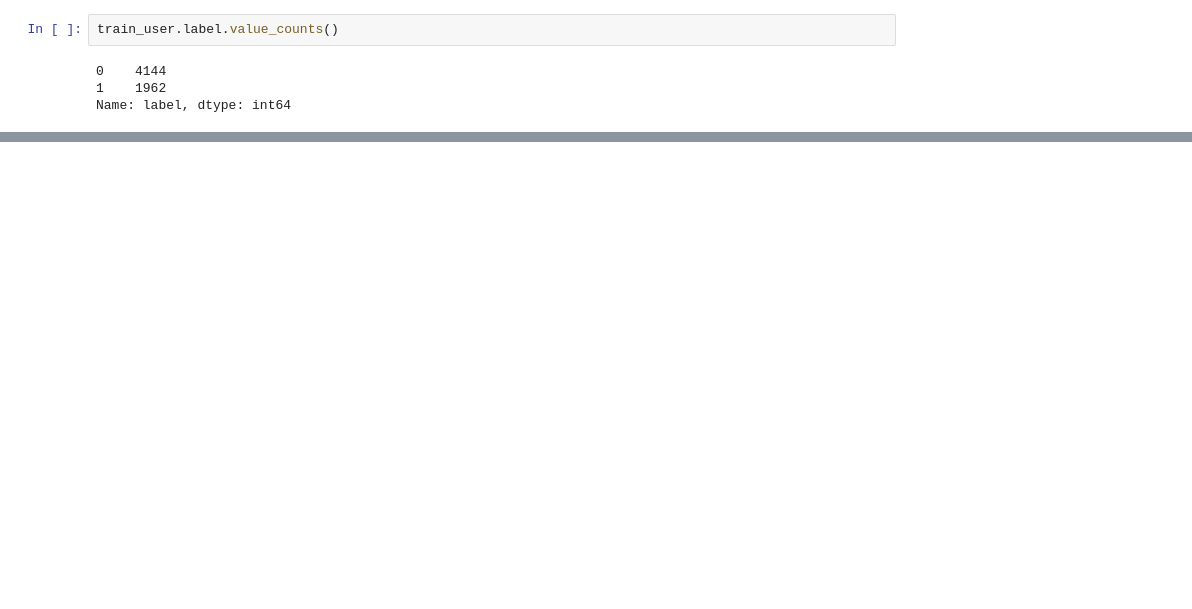
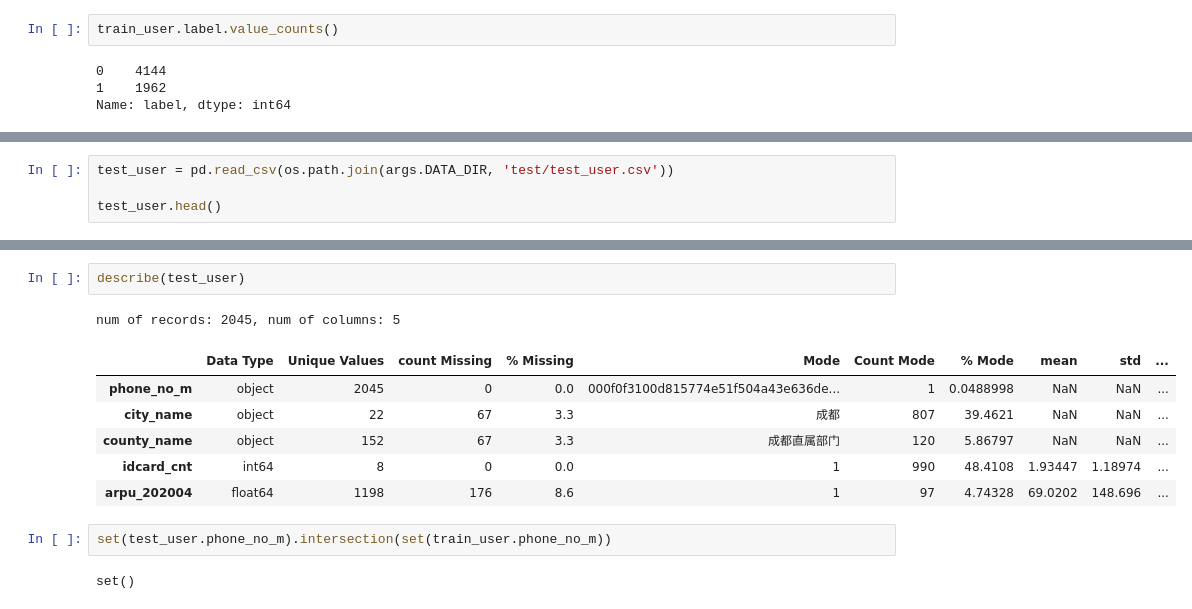
Before and after one commit to mayi140611/myappsexlib, a Jupyter notebook: a_0526_0710_sichuan_fraudtel_detection/0EDA.ipynb, the cells around one changed output, grey strips where cells are left out. Drawn from its saved outputs; the diff is of its cells as text; blank space fills up the shorter version.

```diff
--- a/a_0526_0710_sichuan_fraudtel_detection/0EDA.ipynb
+++ b/a_0526_0710_sichuan_fraudtel_detection/0EDA.ipynb
@@ -138,0 +255,4 @@ Name: label, dtype: int64
+# %%
+test_user = pd.read_csv(os.path.join(args.DATA_DIR, 'test/test_user.csv'))
+
+test_user.head()
@@ -138,0 +266,14 @@ Name: label, dtype: int64
+# %%
+describe(test_user)
+# %% [output]
+num of records: 2045, num of columns: 5
+|  | Data Type | Unique Values | count Missing | % Missing | Mode | Count Mode | % Mode | mean | std | ... |
+| phone_no_m | object | 2045 | 0 | 0.0 | 000f0f3100d815774e51f504a43e636de... | 1 | 0.0488998 | NaN | NaN | ... |
+| city_name | object | 22 | 67 | 3.3 | 成都 | 807 | 39.4621 | NaN | NaN | ... |
+| county_name | object | 152 | 67 | 3.3 | 成都直属部门 | 120 | 5.86797 | NaN | NaN | ... |
+| idcard_cnt | int64 | 8 | 0 | 0.0 | 1 | 990 | 48.4108 | 1.93447 | 1.18974 | ... |
+| arpu_202004 | float64 | 1198 | 176 | 8.6 | 1 | 97 | 4.74328 | 69.0202 | 148.696 | ... |
+# %%
+set(test_user.phone_no_m).intersection(set(train_user.phone_no_m))
+# %% [output]
+set()
```
Also changed, not shown: parts of 24 cells of this notebook, 30 other files.
